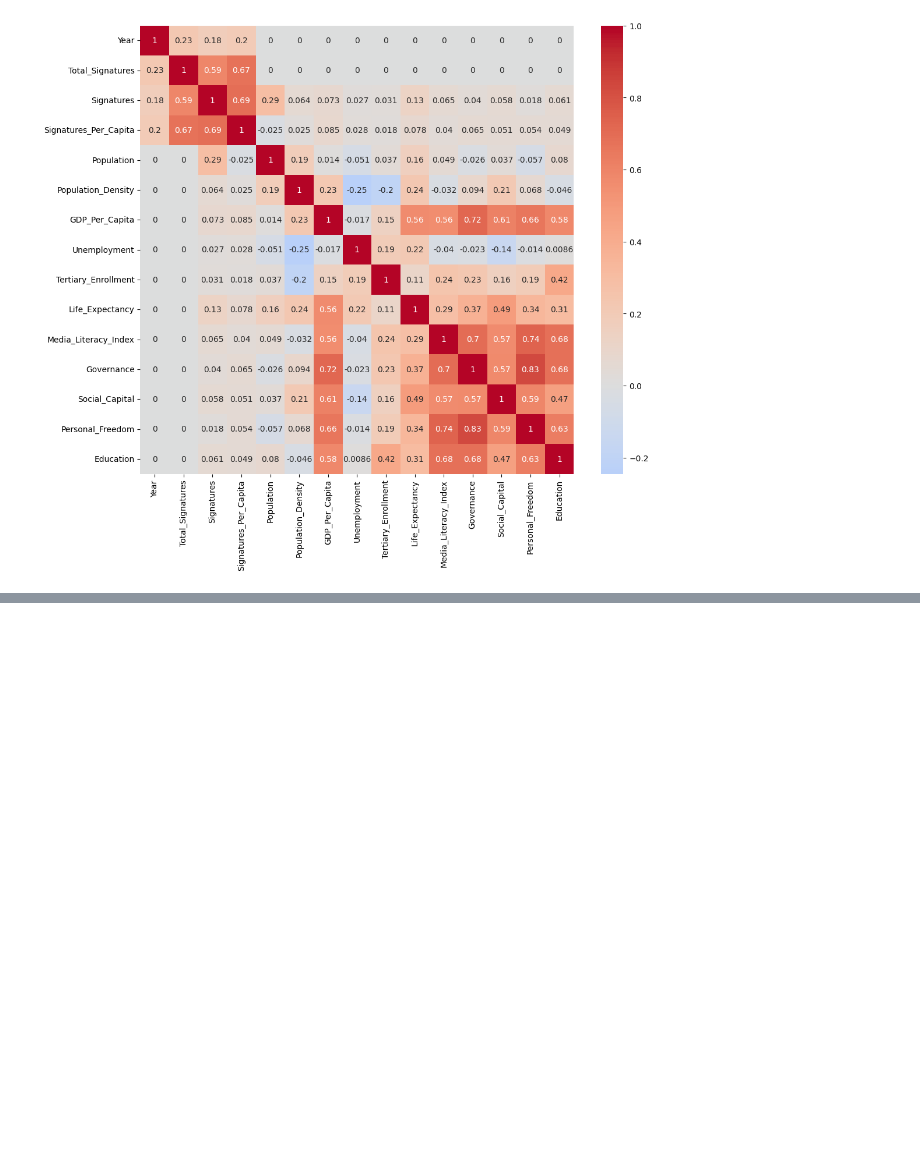
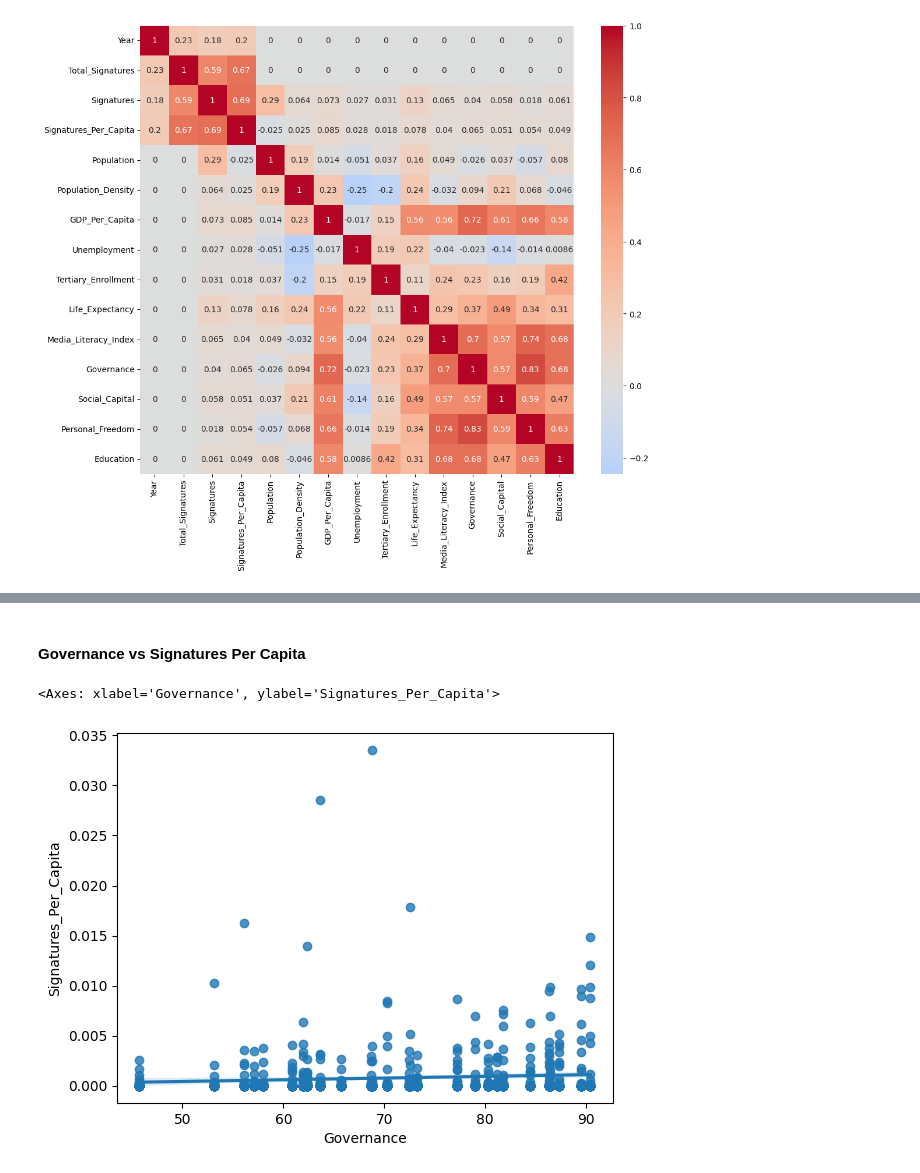
Before and after one commit to Matthew-Riddell/MSc-Dissertation, a Jupyter notebook: notebooks/06-extra-data-exploration.ipynb, the cells around one changed output, grey strips where cells are left out. Cells and saved outputs as stored; diff of their text form; code cells hidden in the pictures; blank space fills up the shorter version.

```diff
--- a/notebooks/06-extra-data-exploration.ipynb
+++ b/notebooks/06-extra-data-exploration.ipynb
@@ -332,0 +359,11 @@ sns.heatmap(
+# %% [markdown]
+#### Governance vs Signatures Per Capita
+# %%
+sns.regplot(
+    data=master,
+    x="Governance",
+    y="Signatures_Per_Capita"
+)
+# %% [output]
+<Axes: xlabel='Governance', ylabel='Signatures_Per_Capita'>
+[figure, added]
```
Also changed, not shown: parts of 21 cells of this notebook.
